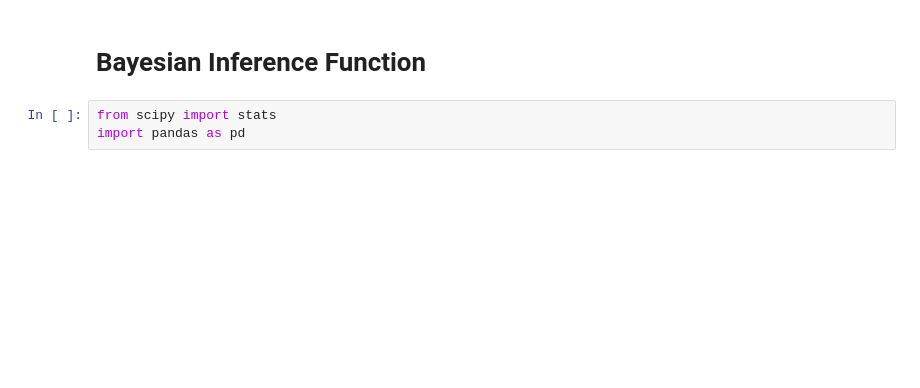
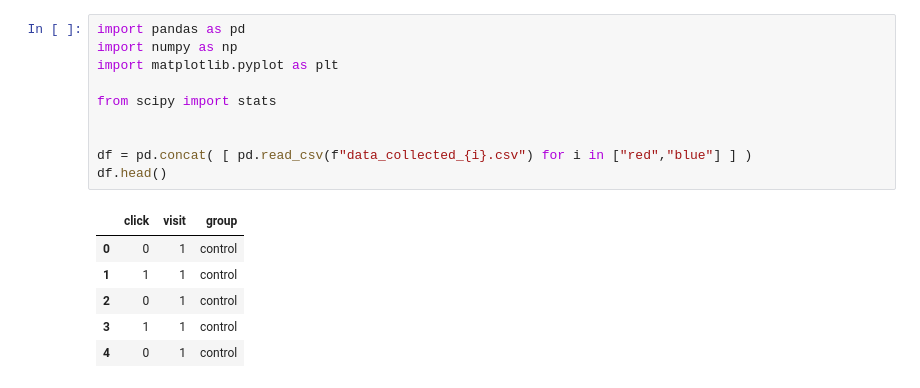
Before and after one commit to ViniciusKos/bayesian_abtest_shiny, a Jupyter notebook: bayesian_inference_function.ipynb, the cells around one changed output. Drawn from its saved outputs; the diff is of its cells as text; blank space fills up the shorter version.

```diff
--- a/bayesian_inference_function.ipynb
+++ b/bayesian_inference_function.ipynb
@@ -1,6 +1,18 @@
-# %% [markdown]
-# Bayesian Inference Function
-# %%
-from scipy import stats
-import pandas as pd
+# %%
+import pandas as pd
+import numpy as np
+import matplotlib.pyplot as plt
+
+from scipy import stats
+
+
+df = pd.concat( [ pd.read_csv(f"data_collected_{i}.csv") for i in ["red","blue"] ] )
+df.head()
+# %% [output]
+|  | click | visit | group |
+| 0 | 0 | 1 | control |
+| 1 | 1 | 1 | control |
+| 2 | 0 | 1 | control |
+| 3 | 1 | 1 | control |
+| 4 | 0 | 1 | control |
 # %%
```
Also changed, not shown: parts of 8 cells of this notebook.
